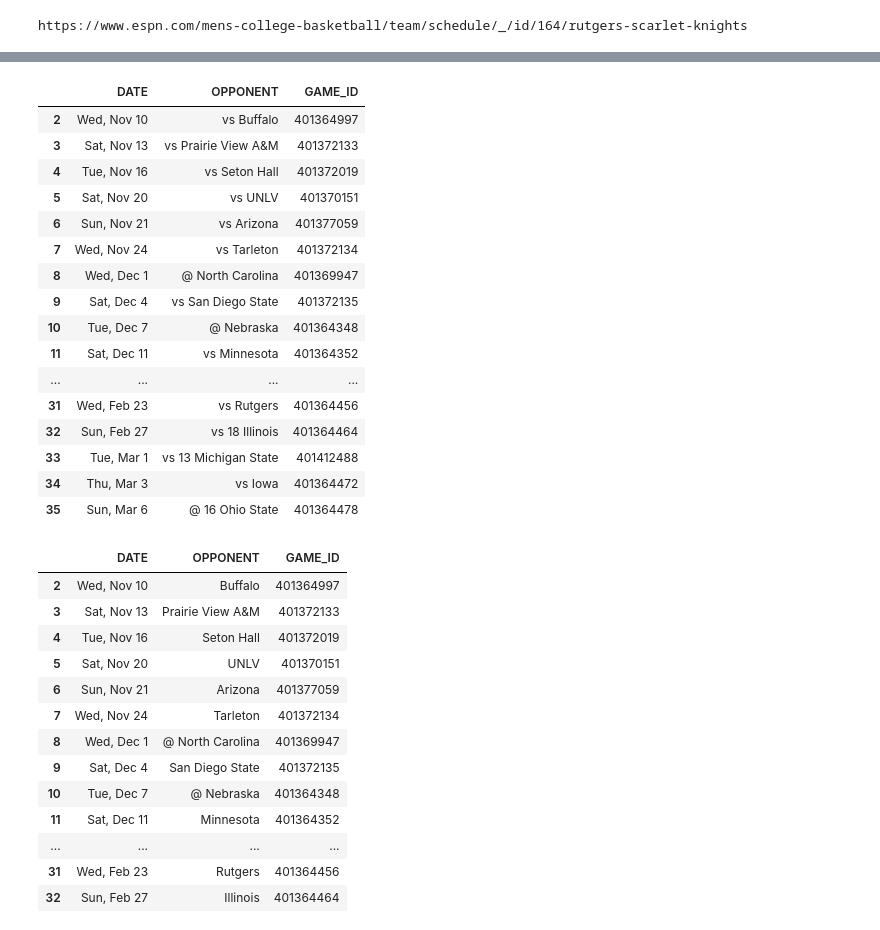
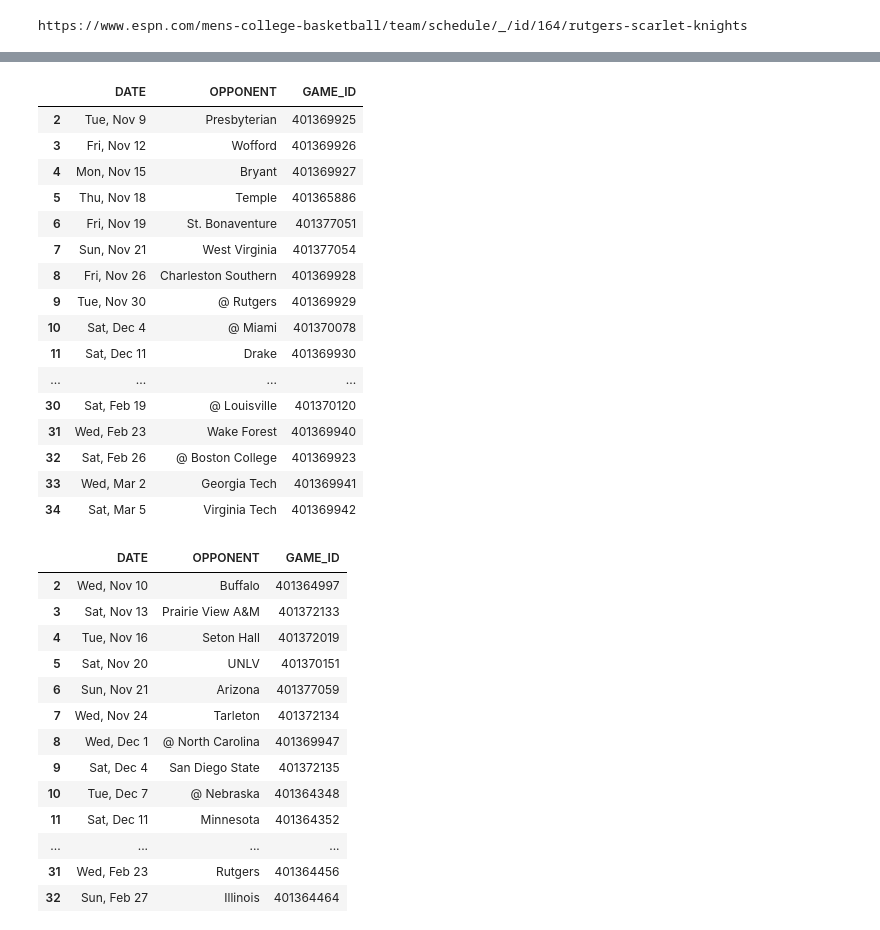
Before and after one commit to fmathews11/College_Basketball_Functions, a Jupyter notebook: Getting_Schedules.ipynb, the cells around one changed output, grey strips where cells are left out. Saved outputs shown, nothing was run; the diff lists cells and outputs as text; code cells hidden in the pictures.

```diff
--- a/Getting_Schedules.ipynb
+++ b/Getting_Schedules.ipynb
@@ -160,26 +126,26 @@ def get_schedule(team,season = '2021-22'):
   df.OPPONENT = df.OPPONENT.str.replace('vs','')
 
   return df
-# %%
-df
-# %% [output]
-|  | DATE | OPPONENT | GAME_ID |
-| 2 | Wed, Nov 10 | vs Buffalo | 401364997 |
-| 3 | Sat, Nov 13 | vs Prairie View A&M | 401372133 |
-| 4 | Tue, Nov 16 | vs Seton Hall | 401372019 |
-| 5 | Sat, Nov 20 | vs UNLV | 401370151 |
-| 6 | Sun, Nov 21 | vs Arizona | 401377059 |
-| 7 | Wed, Nov 24 | vs Tarleton | 401372134 |
-| 8 | Wed, Dec 1 | @ North Carolina | 401369947 |
-| 9 | Sat, Dec 4 | vs San Diego State | 401372135 |
-| 10 | Tue, Dec 7 | @ Nebraska | 401364348 |
-| 11 | Sat, Dec 11 | vs Minnesota | 401364352 |
-| ... | ... | ... | ... |
-| 31 | Wed, Feb 23 | vs Rutgers | 401364456 |
-| 32 | Sun, Feb 27 | vs 18 Illinois | 401364464 |
-| 33 | Tue, Mar 1 | vs 13 Michigan State | 401412488 |
-| 34 | Thu, Mar 3 | vs Iowa | 401364472 |
-| 35 | Sun, Mar 6 | @ 16 Ohio State | 401364478 |
+# %%
+get_schedule("Clemson")
+# %% [output]
+|  | DATE | OPPONENT | GAME_ID |
+| 2 | Tue, Nov 9 | Presbyterian | 401369925 |
+| 3 | Fri, Nov 12 | Wofford | 401369926 |
+| 4 | Mon, Nov 15 | Bryant | 401369927 |
+| 5 | Thu, Nov 18 | Temple | 401365886 |
+| 6 | Fri, Nov 19 | St. Bonaventure | 401377051 |
+| 7 | Sun, Nov 21 | West Virginia | 401377054 |
+| 8 | Fri, Nov 26 | Charleston Southern | 401369928 |
+| 9 | Tue, Nov 30 | @ Rutgers | 401369929 |
+| 10 | Sat, Dec 4 | @ Miami | 401370078 |
+| 11 | Sat, Dec 11 | Drake | 401369930 |
+| ... | ... | ... | ... |
+| 30 | Sat, Feb 19 | @ Louisville | 401370120 |
+| 31 | Wed, Feb 23 | Wake Forest | 401369940 |
+| 32 | Sat, Feb 26 | @ Boston College | 401369923 |
+| 33 | Wed, Mar 2 | Georgia Tech | 401369941 |
+| 34 | Sat, Mar 5 | Virginia Tech | 401369942 |
 # %%
 df = get_schedule('Michigan')
 df.OPPONENT = df.OPPONENT.str.replace("\d","")
```
Also changed, not shown: parts of 5 cells of this notebook.
